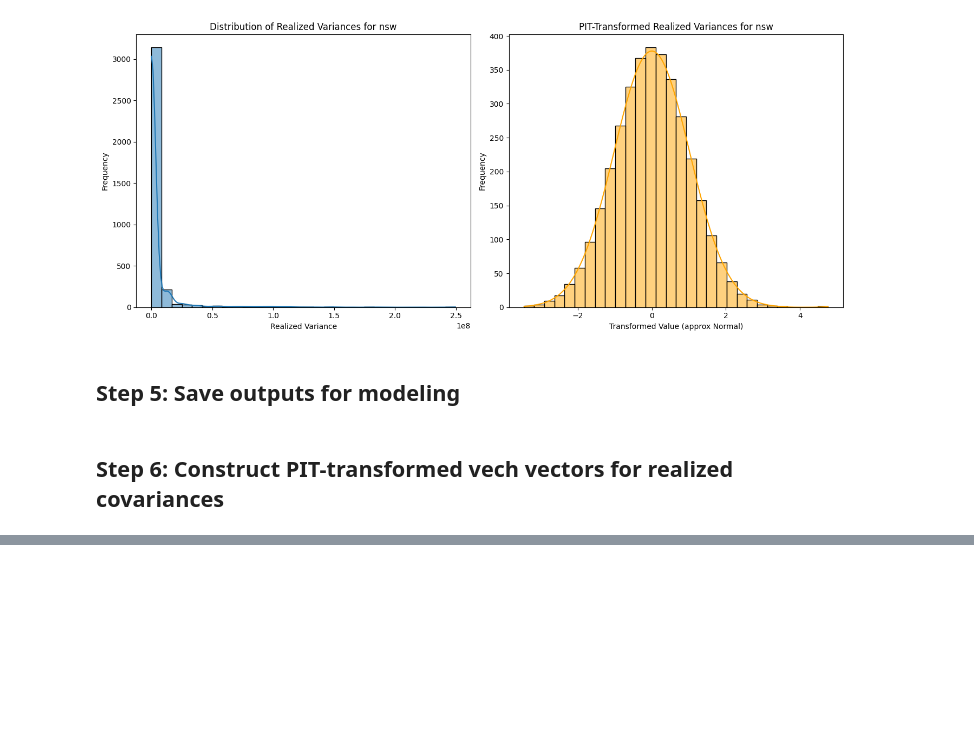
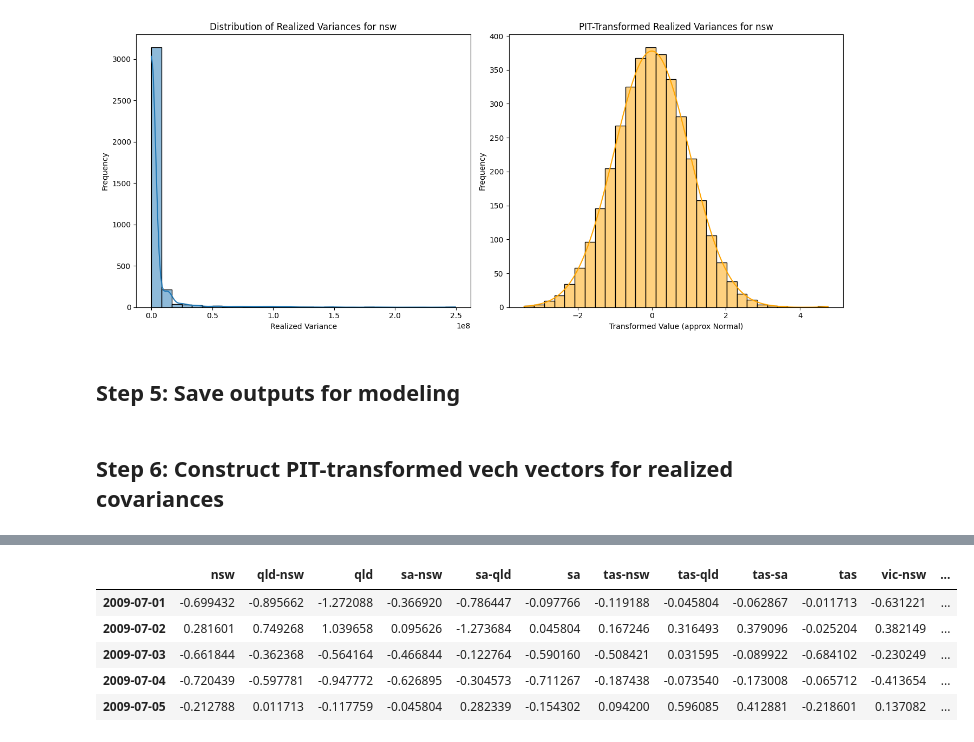
Before and after one commit to franrolotti/volatility-spillovers-methodology, a Jupyter notebook: 02_compute_realized_volatilities.ipynb, the cells around one changed output, grey strips where cells are left out. Saved outputs shown, nothing was run; the diff lists cells and outputs as text; code cells hidden in the pictures; blank space fills up the shorter version.

Commit message:
Included variances and covariances and corrected PIT-transform

```diff
--- a/02_compute_realized_volatilities.ipynb
+++ b/02_compute_realized_volatilities.ipynb
@@ -308,0 +271,60 @@ pit_vech
+# %%
+def vech_indexer(n):
+    return [(i, j) for i in range(n) for j in range(i + 1)]
+
+def build_vech_dataframe(daily_covariances):
+    example = next(iter(daily_covariances.values()))
+    markets = example.columns.tolist()
+
+    # Generate vech-style column names
+    index_labels = []
+    for i in range(len(markets)):
+        for j in range(i + 1):
+            if i == j:
+                index_labels.append(f"{markets[i]}")
+            else:
+                index_labels.append(f"{markets[i]}-{markets[j]}")
+
+    # Ensure consistent ordering by sorting days
+    records = []
+    dates = []
+    for day in sorted(daily_covariances.keys()):
+        cov = daily_covariances[day]
+        mat = cov.values
+        vech_vals = mat[np.tril_indices(len(mat))]
+        records.append(vech_vals)
+        dates.append(day)
+
+    df = pd.DataFrame(records, index=pd.to_datetime(dates), columns=index_labels)
+    return df, index_labels
+
+# Step 1: Build vech DF across all days
+vech_df, vech_labels = build_vech_dataframe(daily_covariances)
+
+# Step 2: Apply PIT across time (column-wise)
+def pit_transform_columnwise(df):
+    transformed = df.copy()
+    for col in df.columns:
+        x = df[col].values
+        cdf_vals = rankdata(x, method='average') / (len(x) + 1)
+        cdf_vals = np.clip(cdf_vals, 1e-6, 1 - 1e-6)
+        transformed[col] = norm.ppf(cdf_vals)
+    return transformed
+
+pit_vech = pit_transform_columnwise(vech_df)
+
+# Step 3: Save PIT-transformed data and vech labels
+pit_vech.to_parquet(f"parquet_files/pit_transformed_vech_{option_selector.value}.parquet")
+
+with open(f"parquet_files/vech_labels_{option_selector.value}.json", "w") as f:
+    json.dump(vech_labels, f)
+
+# Optional: preview
+pit_vech.head()
+# %% [output]
+|  | nsw | qld-nsw | qld | sa-nsw | sa-qld | sa | tas-nsw | tas-qld | tas-sa | tas | vic-nsw | ... |
+| 2009-07-01 | -0.699432 | -0.895662 | -1.272088 | -0.366920 | -0.786447 | -0.097766 | -0.119188 | -0.045804 | -0.062867 | -0.011713 | -0.631221 | ... |
+| 2009-07-02 | 0.281601 | 0.749268 | 1.039658 | 0.095626 | -1.273684 | 0.045804 | 0.167246 | 0.316493 | 0.379096 | -0.025204 | 0.382149 | ... |
+| 2009-07-03 | -0.661844 | -0.362368 | -0.564164 | -0.466844 | -0.122764 | -0.590160 | -0.508421 | 0.031595 | -0.089922 | -0.684102 | -0.230249 | ... |
+| 2009-07-04 | -0.720439 | -0.597781 | -0.947772 | -0.626895 | -0.304573 | -0.711267 | -0.187438 | -0.073540 | -0.173008 | -0.065712 | -0.413654 | ... |
+| 2009-07-05 | -0.212788 | 0.011713 | -0.117759 | -0.045804 | 0.282339 | -0.154302 | 0.094200 | 0.596085 | 0.412881 | -0.218601 | 0.137082 | ... |
```
Also changed, not shown: parts of 3 cells of this notebook.
